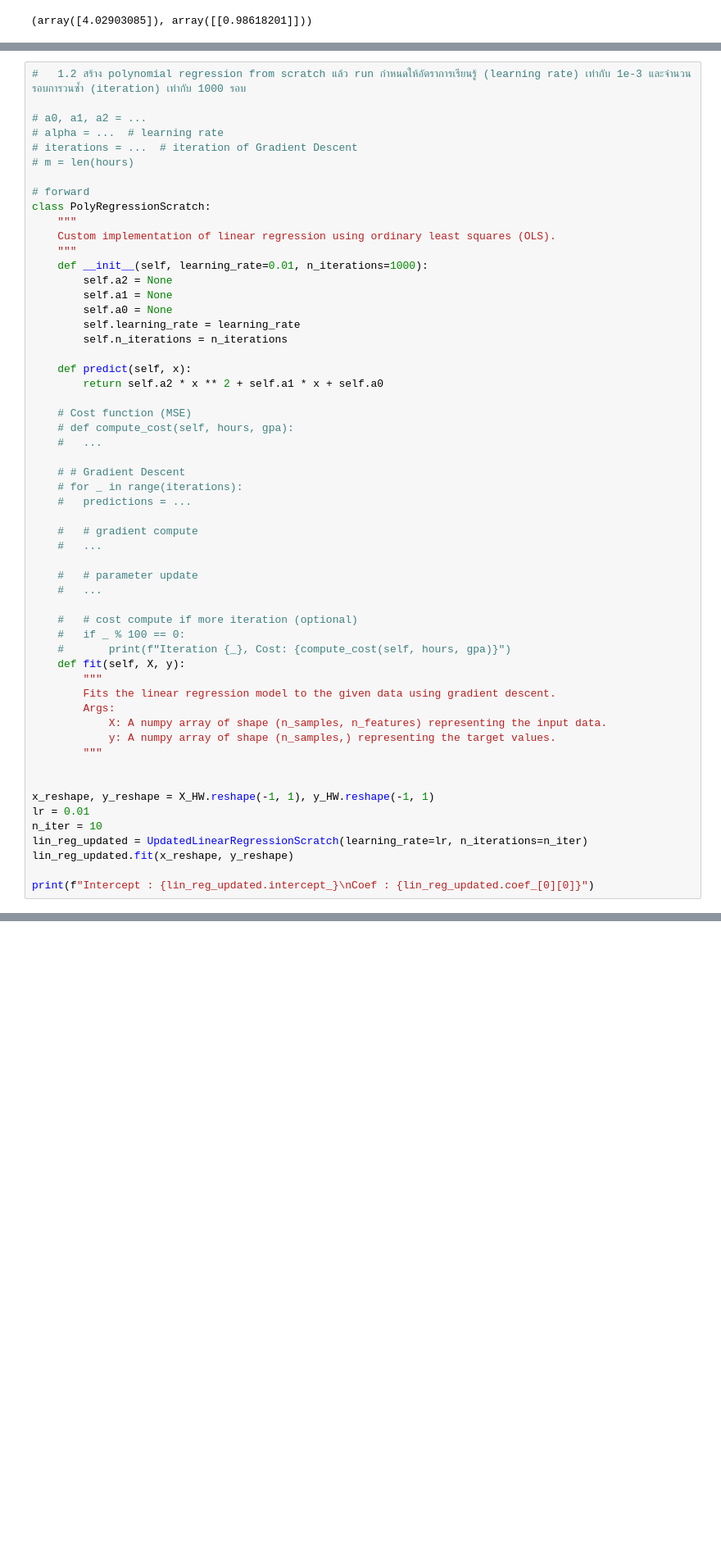
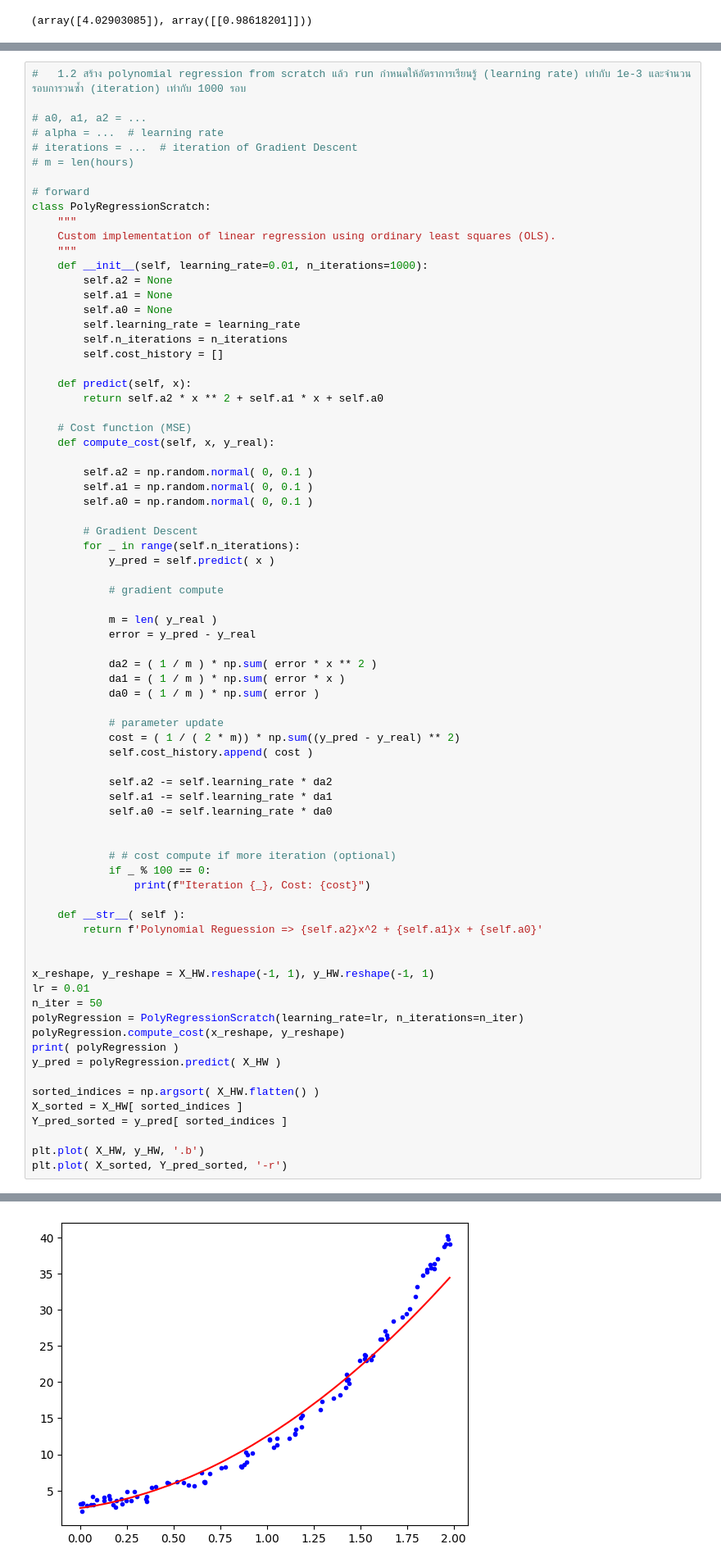
Before and after one commit to Maikittitee/ML, a Jupyter notebook: W2_HW/W2-1b_Linear_PolynomialRegression.ipynb, the cells around one changed output, grey strips where cells are left out. Shown at 82% size. Drawn from its saved outputs; the diff is of its cells as text; blank space fills up the shorter version.

Commit message:
polyRegression done

```diff
--- a/W2_HW/W2-1b_Linear_PolynomialRegression.ipynb
+++ b/W2_HW/W2-1b_Linear_PolynomialRegression.ipynb
@@ -512,41 +523,60 @@ class PolyRegressionScratch:
 		self.a0 = None
 		self.learning_rate = learning_rate
 		self.n_iterations = n_iterations
+		self.cost_history = []
 
 	def predict(self, x):
 		return self.a2 * x ** 2 + self.a1 * x + self.a0
 
 	# Cost function (MSE)
-	# def compute_cost(self, hours, gpa):
-	# 	...
+	def compute_cost(self, x, y_real):
 
-	# # Gradient Descent
-	# for _ in range(iterations):
-	# 	predictions = ...
+		self.a2 = np.random.normal( 0, 0.1 )
+		self.a1 = np.random.normal( 0, 0.1 )
+		self.a0 = np.random.normal( 0, 0.1 )
 
-	# 	# gradient compute
-	# 	...
+		# Gradient Descent
+		for _ in range(self.n_iterations):
+			y_pred = self.predict( x )
 
-	# 	# parameter update
-	# 	...
+			# gradient compute
 
-	# 	# cost compute if more iteration (optional)
-	# 	if _ % 100 == 0:
-	# 		print(f"Iteration {_}, Cost: {compute_cost(self, hours, gpa)}")
-	def fit(self, X, y):
-		"""
-		Fits the linear regression model to the given data using gradient descent.
-		Args:
-			X: A numpy array of shape (n_samples, n_features) representing the input data.
-			y: A numpy array of shape (n_samples,) representing the target values.
-		"""
+			m = len( y_real )
+			error = y_pred - y_real
+
+			da2 = ( 1 / m ) * np.sum( error * x ** 2 )
+			da1 = ( 1 / m ) * np.sum( error * x )
+			da0 = ( 1 / m ) * np.sum( error )
+
+			# parameter update
+			cost = ( 1 / ( 2 * m)) * np.sum((y_pred - y_real) ** 2)
+			self.cost_history.append( cost )
+
+			self.a2 -= self.learning_rate * da2
+			self.a1 -= self.learning_rate * da1
+			self.a0 -= self.learning_rate * da0
+
+
+			# # cost compute if more iteration (optional)
+			if _ % 100 == 0:
+				print(f"Iteration {_}, Cost: {cost}")
+
+	def __str__( self ):
+		return f'Polynomial Reguession => {self.a2}x^2 + {self.a1}x + {self.a0}'
 
 
 x_reshape, y_reshape = X_HW.reshape(-1, 1), y_HW.reshape(-1, 1)
 lr = 0.01
-n_iter = 10
-lin_reg_updated = UpdatedLinearRegressionScratch(learning_rate=lr, n_iterations=n_iter)
-lin_reg_updated.fit(x_reshape, y_reshape)
+n_iter = 50
+polyRegression = PolyRegressionScratch(learning_rate=lr, n_iterations=n_iter)
+polyRegression.compute_cost(x_reshape, y_reshape)
+print( polyRegression )
+y_pred = polyRegression.predict( X_HW )
 
-print(f"Intercept : {lin_reg_updated.intercept_}\nCoef : {lin_reg_updated.coef_[0][0]}")
+sorted_indices = np.argsort( X_HW.flatten() )
+X_sorted = X_HW[ sorted_indices ]
+Y_pred_sorted = y_pred[ sorted_indices ]
+
+plt.plot( X_HW, y_HW, '.b')
+plt.plot( X_sorted, Y_pred_sorted, '-r')
 # %% [output]
@@ -555,3 +586,4 @@ Coef : 16.42753180565908
+[figure, added]
 # %%
 # 1.3 เเปลงข้อมูลเป็น extended โดยที่กำหนด power degree ด้วยตัวเอง และนำ extended dataset ไป fit กับโมเดล Linear Regression จากข้อ 1.1
 
```
Also changed, not shown: parts of 5 cells of this notebook, 1 other file.
